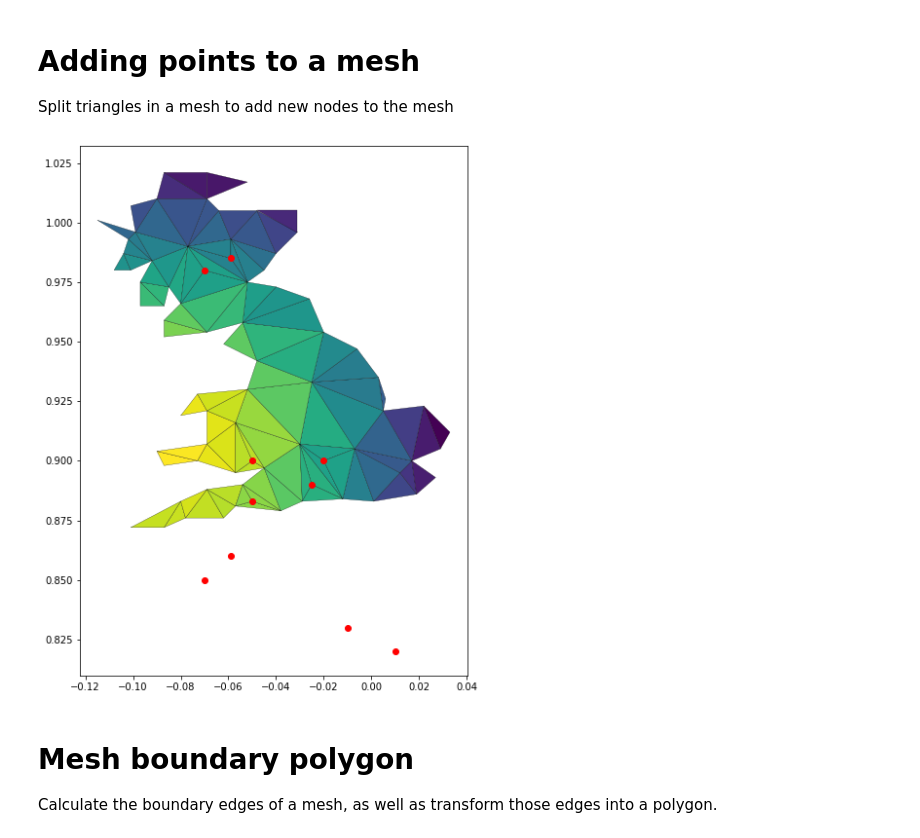
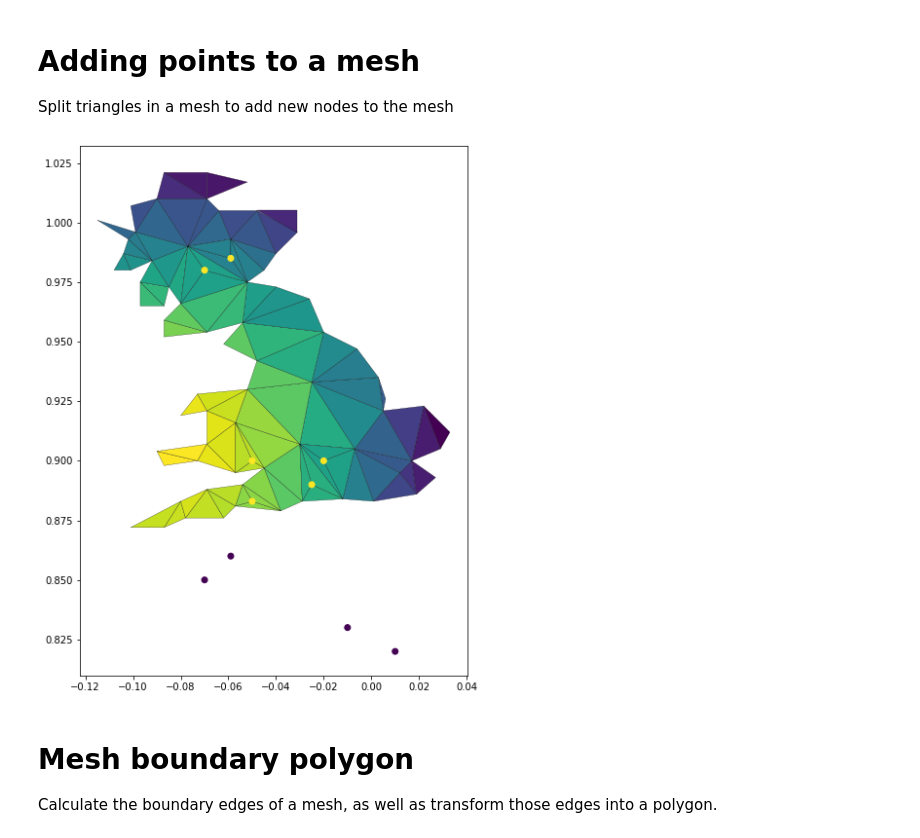
Before and after one commit to emerald-geomodelling/EmeraldTriangles, a Jupyter notebook: Example usage.ipynb, the cells around one changed output. Cells and saved outputs as stored; diff of their text form; code cells hidden in the pictures.

```diff
--- a/Example usage.ipynb
+++ b/Example usage.ipynb
@@ -48,16 +48,19 @@ points_and_triangles
 Split triangles in a mesh to add new nodes to the mesh
 # %%
 verticesp, trianglesp, leftover = emeraldtriangles.replace_triangles(newpoints, vertices, triangles)
+# %%
+verticesp.loc[leftover, "color"] = 0.5
 # %%
 fig = plt.figure(figsize=(10,10))
 ax = plt.gca()
 ax.set_aspect('equal')
 tpc = ax.tripcolor(verticesp["X"], verticesp["Y"], trianglesp[[0,1,2]], facecolors=trianglesp["color"], edgecolors='k')
-ax.scatter(newpoints["X"], newpoints["Y"], c="red")
+v = verticesp[verticesp["color"] != 0]
+ax.scatter(v["X"], v["Y"], c=v["color"])
 
 plt.show()
 # %% [output]
-[figure, old version]
+[figure, new version]
 # %% [markdown]
 # Mesh boundary polygon
 
```
Also changed, not shown: parts of 6 cells of this notebook.
